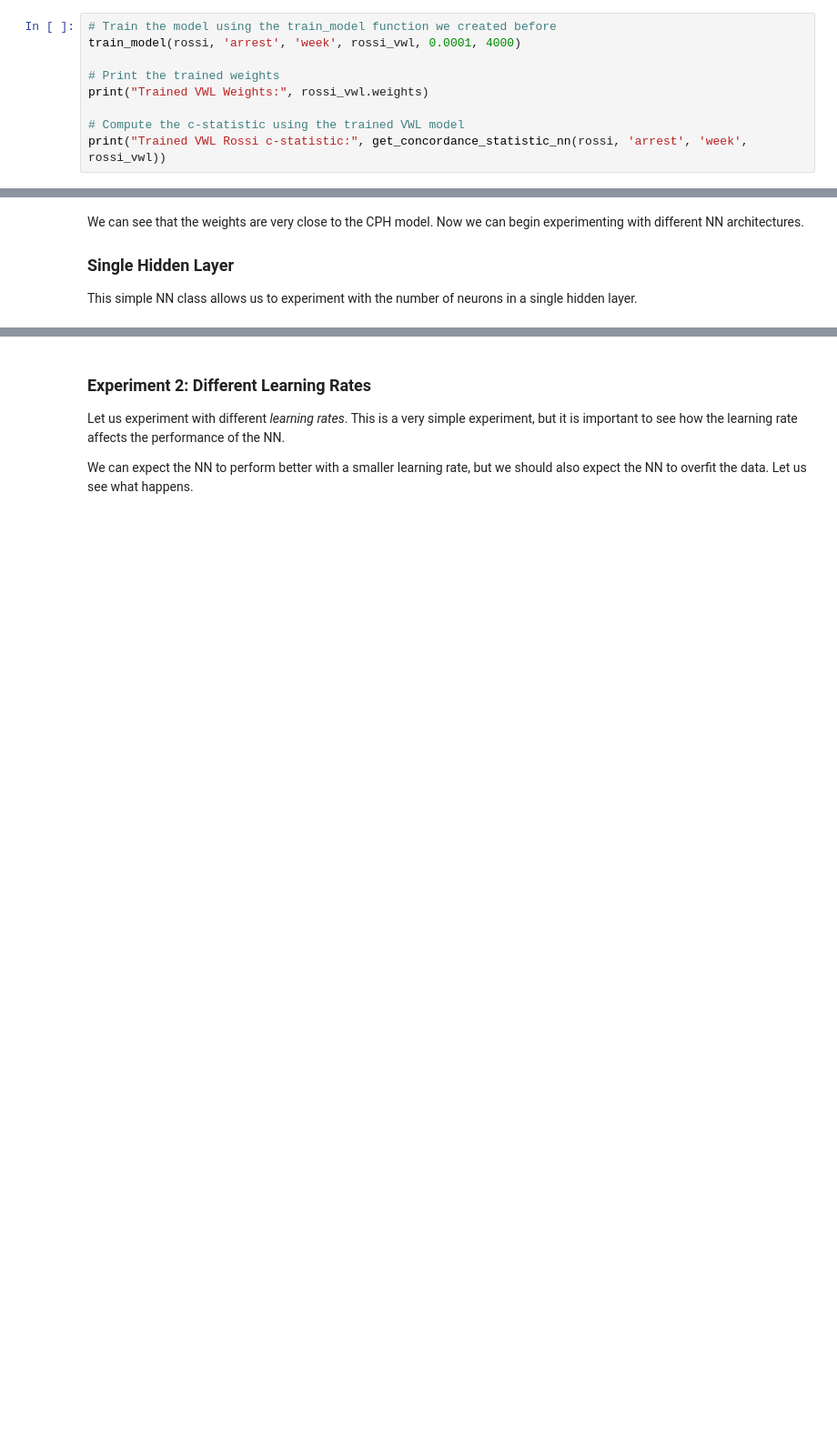
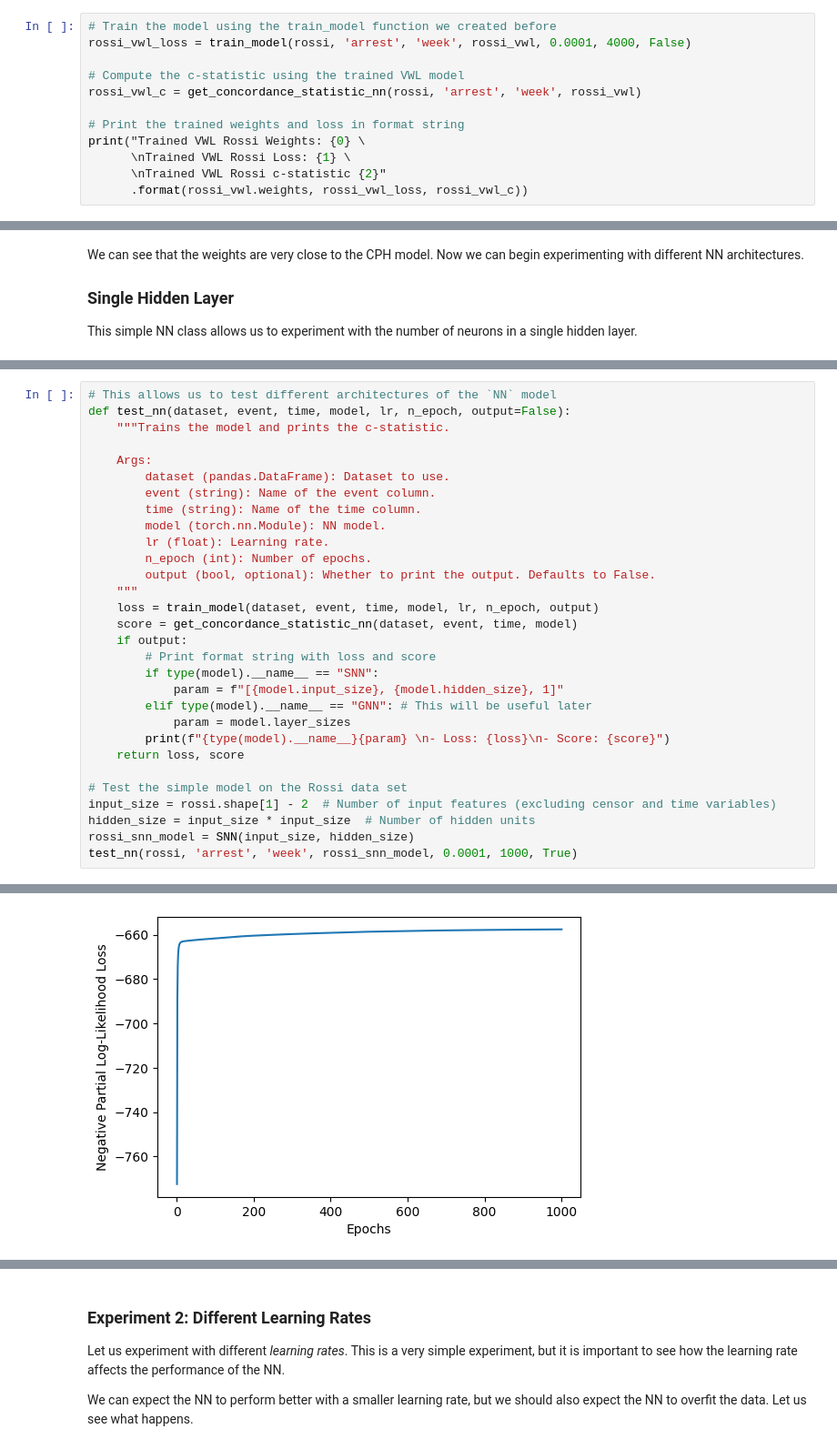
Before and after one commit to omariosc/survival-analysis, a Jupyter notebook: code.ipynb, the cells around one changed output, grey strips where cells are left out. Shown: that part at 91% size. Saved outputs shown, nothing was run; the diff lists cells and outputs as text; blank space fills up the shorter version.

Commit message:
Nearing completion No longer experimenting with other parameters as model performed well. Correcting overfitting will only reduce performance Working on LCA

```diff
--- a/code.ipynb
+++ b/code.ipynb
@@ -1182,11 +1203,14 @@ Initial VWL Rossi C-Statistic: 0.44778503994190266
 Let us now train this model. The goal is to produce the same weights as the CPH model.
 # %%
 # Train the model using the train_model function we created before
-train_model(rossi, 'arrest', 'week', rossi_vwl, 0.0001, 4000)
-
-# Print the trained weights
-print("Trained VWL Weights:", rossi_vwl.weights)
+rossi_vwl_loss = train_model(rossi, 'arrest', 'week', rossi_vwl, 0.0001, 4000, False)
 
 # Compute the c-statistic using the trained VWL model
-print("Trained VWL Rossi c-statistic:", get_concordance_statistic_nn(rossi, 'arrest', 'week', rossi_vwl))
+rossi_vwl_c = get_concordance_statistic_nn(rossi, 'arrest', 'week', rossi_vwl)
+
+# Print the trained weights and loss in format string
+print("Trained VWL Rossi Weights: {0} \
+      \nTrained VWL Rossi Loss: {1} \
+      \nTrained VWL Rossi c-statistic {2}"
+      .format(rossi_vwl.weights, rossi_vwl_loss, rossi_vwl_c))
 # %% [output]
@@ -1254,0 +1270,31 @@ Trained NN c-statistic: 0.6548051319293149
+# %%
+# This allows us to test different architectures of the `NN` model
+def test_nn(dataset, event, time, model, lr, n_epoch, output=False):
+    """Trains the model and prints the c-statistic.
+
+    Args:
+        dataset (pandas.DataFrame): Dataset to use.
+        event (string): Name of the event column.
+        time (string): Name of the time column.
+        model (torch.nn.Module): NN model.
+        lr (float): Learning rate.
+        n_epoch (int): Number of epochs.
+        output (bool, optional): Whether to print the output. Defaults to False.
+    """
+    loss = train_model(dataset, event, time, model, lr, n_epoch, output)
+    score = get_concordance_statistic_nn(dataset, event, time, model)
+    if output:
+        # Print format string with loss and score
+        if type(model).__name__ == "SNN":
+            param = f"[{model.input_size}, {model.hidden_size}, 1]"
+        elif type(model).__name__ == "GNN": # This will be useful later
+            param = model.layer_sizes
+        print(f"{type(model).__name__}{param} \n- Loss: {loss}\n- Score: {score}")
+    return loss, score
+
+# Test the simple model on the Rossi data set
+input_size = rossi.shape[1] - 2  # Number of input features (excluding censor and time variables)
+hidden_size = input_size * input_size  # Number of hidden units
+rossi_snn_model = SNN(input_size, hidden_size)
+test_nn(rossi, 'arrest', 'week', rossi_snn_model, 0.0001, 1000, True)
+# %% [output]
@@ -1254,0 +1303 @@ Trained NN c-statistic: 0.6548051319293149
+[figure, added]
```
Also changed, not shown: parts of 47 cells of this notebook.
